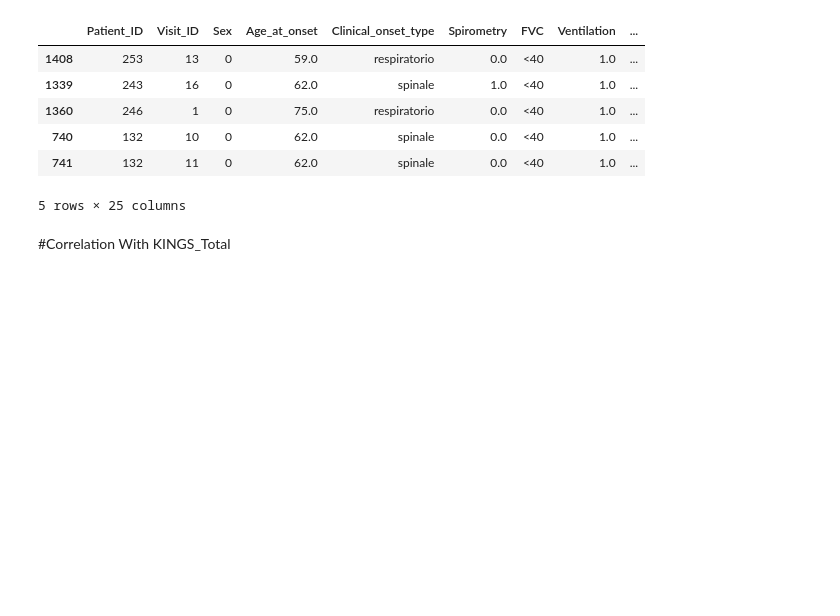
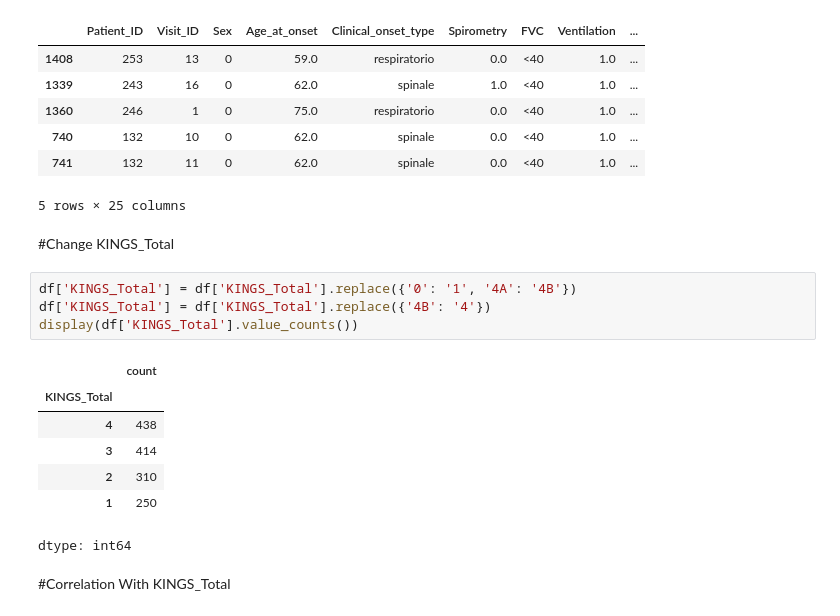
Before and after one commit to FaridRash/Advance-Statistical-Learnin--Semester-3, a Jupyter notebook: MH/PrePration.ipynb, the cells around one changed output. Saved outputs shown, nothing was run; the diff lists cells and outputs as text; blank space fills up the shorter version.

```diff
--- a/MH/PrePration.ipynb
+++ b/MH/PrePration.ipynb
@@ -153,6 +153,20 @@ Number of visits with the 5 highest ALSAQ_5 values: 5
 | 740 | 132 | 10 | 0 | 62.0 | spinale | 0.0 | <40 | 1.0 | ... |
 | 741 | 132 | 11 | 0 | 62.0 | spinale | 0.0 | <40 | 1.0 | ... |
 5 rows × 25 columns
+# %% [markdown]
+#Change KINGS_Total
+# %%
+df['KINGS_Total'] = df['KINGS_Total'].replace({'0': '1', '4A': '4B'})
+df['KINGS_Total'] = df['KINGS_Total'].replace({'4B': '4'})
+display(df['KINGS_Total'].value_counts())
+# %% [output]
+|  | count |
+| KINGS_Total |  |
+| 4 | 438 |
+| 3 | 414 |
+| 2 | 310 |
+| 1 | 250 |
+dtype: int64
 # %% [markdown]
 #Correlation With KINGS_Total
 # %%
```
Also changed, not shown: parts of 1 cell of this notebook.
